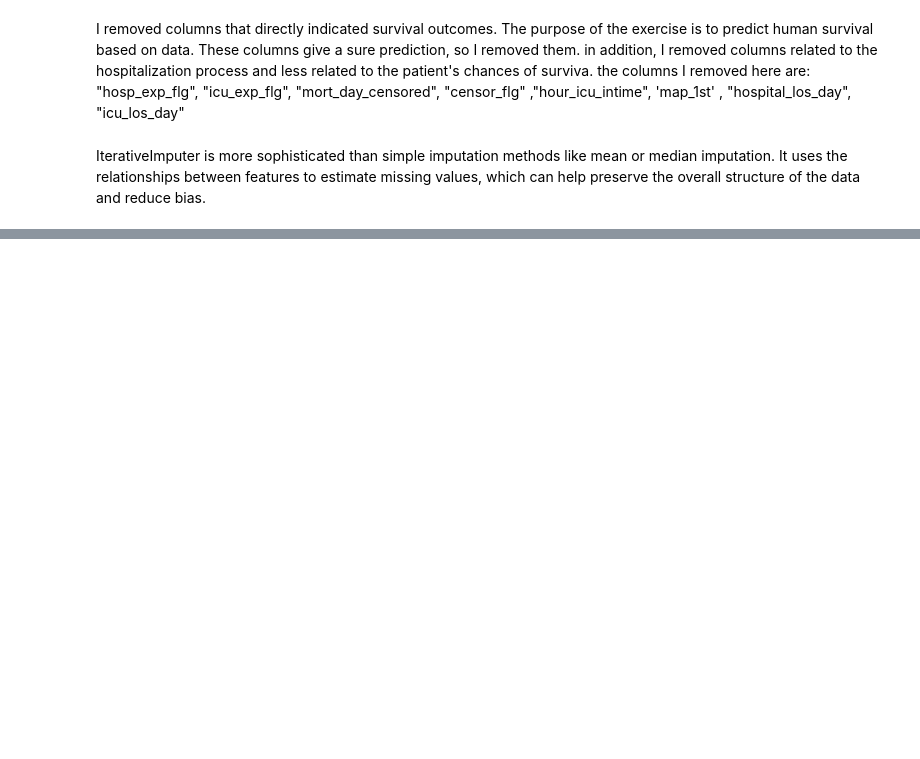
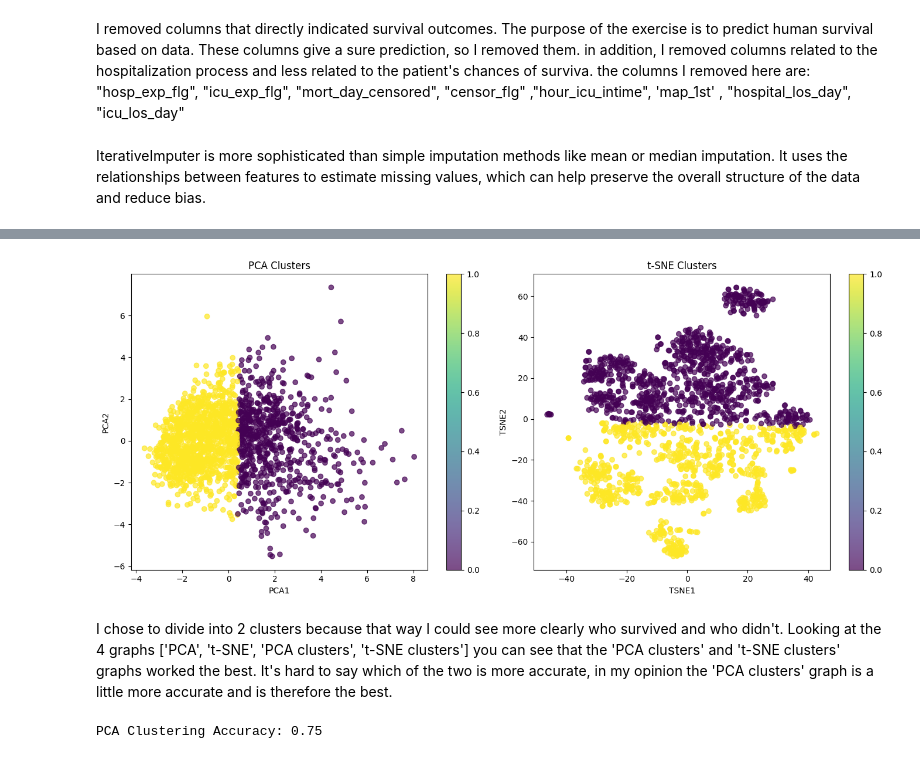
Before and after one commit to dvirbo/ex2_data-science, a Jupyter notebook: ex2_206628188.ipynb, the cells around one changed output, grey strips where cells are left out. Drawn from its saved outputs; the diff is of its cells as text; code cells hidden in the pictures; blank space fills up the shorter version.

```diff
--- a/ex2_206628188.ipynb
+++ b/ex2_206628188.ipynb
@@ -193,0 +166,60 @@ plt.show()
+# %%
+from sklearn.cluster import KMeans
+
+# KMeans Clustering on PCA
+kmeans_pca = KMeans(n_clusters=2, random_state=0)
+clusters_pca = kmeans_pca.fit_predict(X_pca)
+df_pca['Cluster'] = clusters_pca
+
+# KMeans Clustering on t-SNE
+kmeans_tsne = KMeans(n_clusters=2, random_state=0)
+clusters_tsne = kmeans_tsne.fit_predict(X_tsne)
+df_tsne['Cluster'] = clusters_tsne
+
+# Plotting
+plt.figure(figsize=(14, 6))
+
+# Plot PCA Clusters
+plt.subplot(1, 2, 1)
+scatter = plt.scatter(df_pca["PCA1"], df_pca["PCA2"], c=df_pca['Cluster'], cmap="viridis", alpha=0.7)
+plt.title("PCA Clusters")
+plt.xlabel("PCA1")
+plt.ylabel("PCA2")
+plt.colorbar(scatter)
+
+# Plot t-SNE Clusters
+plt.subplot(1, 2, 2)
+scatter = plt.scatter(df_tsne["TSNE1"], df_tsne["TSNE2"], c=df_tsne['Cluster'], cmap="viridis", alpha=0.7)
+plt.title("t-SNE Clusters")
+plt.xlabel("TSNE1")
+plt.ylabel("TSNE2")
+plt.colorbar(scatter)
+
+plt.tight_layout()
+plt.show()
+# %% [output]
+[figure, added]
+# %% [markdown]
+I chose to divide into 2 clusters because that way I could see more clearly who survived and who didn't.
+Looking at the 4 graphs ['PCA', 't-SNE', 'PCA clusters', 't-SNE clusters'] you can see that the 'PCA clusters' and 't-SNE clusters' graphs worked the best. It's hard to say which of the two is more accurate, in my opinion the 'PCA clusters' graph is a little more accurate and is therefore the best.
+# %%
+#bonus
+from scipy.optimize import linear_sum_assignment
+
+# Compute clustering accuracy
+def compute_clustering_accuracy(true_labels, cluster_labels):
+    # Create a contingency matrix
+    contingency_matrix = pd.crosstab(true_labels, cluster_labels)
+
+    # Compute the optimal assignment using the Hungarian algorithm
+    row_ind, col_ind = linear_sum_assignment(-contingency_matrix.values)
+
+    # Calculate the accuracy
+    accuracy = contingency_matrix.values[row_ind, col_ind].sum() / len(true_labels)
+    return accuracy
+
+# Calculate and print the accuracy
+accuracy_pca = compute_clustering_accuracy(target_data, clusters_pca)
+print(f'PCA Clustering Accuracy: {accuracy_pca:.2f}')
+# %% [output]
+PCA Clustering Accuracy: 0.75
```
Also changed, not shown: parts of 8 cells of this notebook, 3 other files.
